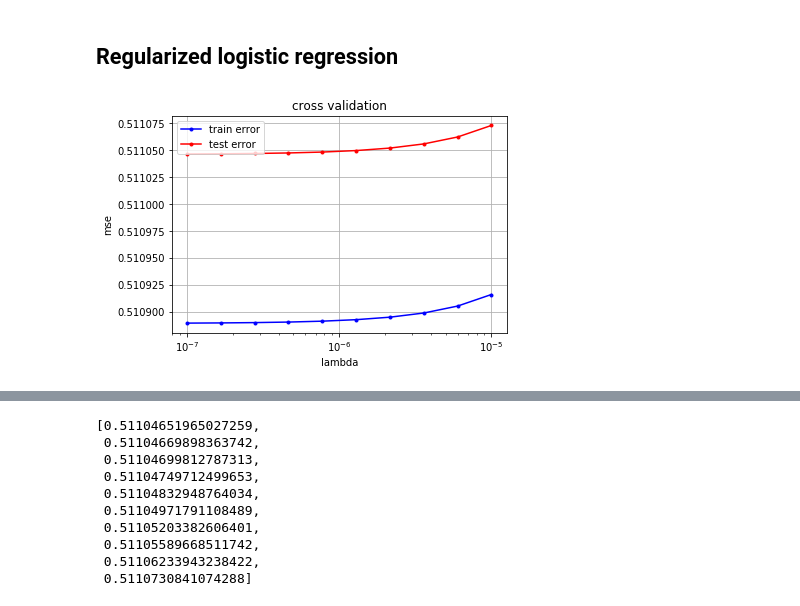
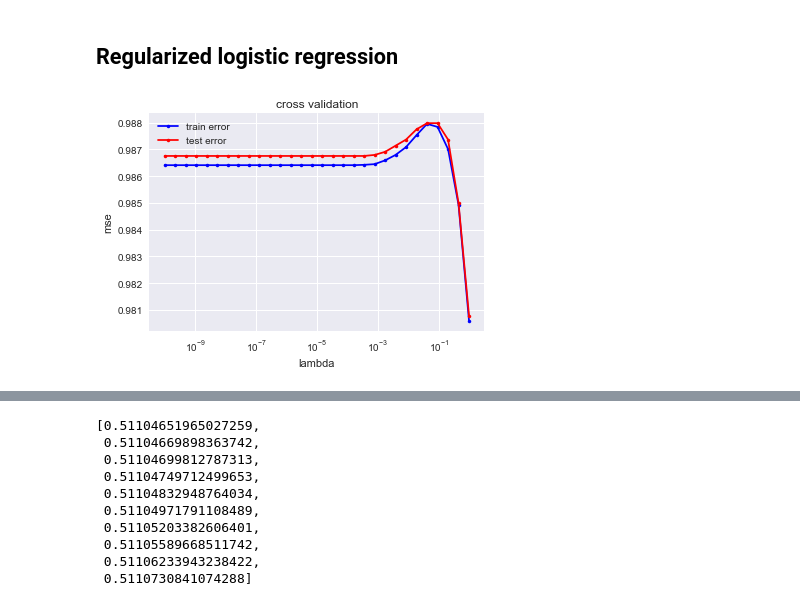
Before and after one commit to inverniz/ML_project, a Jupyter notebook: scripts/Model_building.ipynb, the cells around one changed output, grey strips where cells are left out. Saved outputs shown, nothing was run; the diff lists cells and outputs as text; code cells hidden in the pictures.

```diff
--- a/scripts/Model_building.ipynb
+++ b/scripts/Model_building.ipynb
@@ -195,0 +312,11 @@ cross_validation_visualization(lambdas, rmse_tr, rmse_te)
+# %%
+lambdas = np.logspace(-10,0,5)
+x_jet, y_jet = x_y_for_jet(x,y, 2, True)
+rmse_tr = []
+rmse_te = []
+degree = 3
+for lambda_ in lambdas:
+    rmse_tr_, rmse_te_ = cross_validation(y_jet, x_jet, 10, ridge_regression_with_poly, accuracy_with_poly, {'lambda_': lambda_, 'degree': 5}, {'degree': 5},  seed=5)
+    rmse_tr.append(rmse_tr_)
+    rmse_te.append(rmse_te_)
+cross_validation_visualization(lambdas, rmse_tr, rmse_te)
@@ -195,0 +331,10 @@ cross_validation_visualization(lambdas, rmse_tr, rmse_te)
+# %%
+lambdas = np.logspace(-10,0,30)
+x_jet, y_jet = x_y_for_jet(x,y, 2, False)
+rmse_tr = []
+rmse_te = []
+for lambda_ in lambdas:
+    rmse_tr_, rmse_te_ = cross_validation(y_jet, x_jet, 10, ridge_regression, accuracy, {'lambda_': lambda_}, seed=5)
+    rmse_tr.append(rmse_tr_)
+    rmse_te.append(rmse_te_)
+cross_validation_visualization(lambdas, rmse_tr, rmse_te)
@@ -228,7 +384,7 @@ for x_jet, y_jet in x_y_for_jet(x,y):
 # %% [markdown]
 ## Logisitic regression
 # %%
-lambdas = np.logspace(-2.2,-2,10)
+lambdas = np.logspace(-10,-1,10)
 rmse_tr = []
 rmse_te = []
 y_scaled = (y+1)/2.0
@@ -245,0 +398,11 @@ lambdas[np.argmin(rmse_te)]
+# %%
+lambdas = np.logspace(-10,0,10)
+y_scaled = (y+1)/2.0
+x_jet, y_jet = x_y_for_jet(x,y_scaled, 0, False)
+rmse_tr = []
+rmse_te = []
+for lambda_ in lambdas:
+    rmse_tr_, rmse_te_ = cross_validation(y_jet, x_jet, 10, logistic_regression, accuracy, {'initial_w': np.zeros(x_jet.shape[1] + 1), 'max_iters': 100000, 'gamma': lambda_})
+    rmse_tr.append(rmse_tr_)
+    rmse_te.append(rmse_te_)
+cross_validation_visualization(lambdas, rmse_tr, rmse_te)
@@ -246,14 +411,15 @@ lambdas[np.argmin(rmse_te)]
 # %% [markdown]
 ## Regularized logistic regression
 # %%
-lambdas = np.logspace(-7,-5,10)
+lambdas = np.logspace(-10,0,30)
+y_scaled = (y+1)/2.0
+x_jet, y_jet = x_y_for_jet(x,y_scaled, 0, False)
 rmse_tr = []
 rmse_te = []
-y_scaled = (y+1)/2.0
 for lambda_ in lambdas:
-    rmse_tr_, rmse_te_ = cross_validation(y_scaled, x, 5, reg_logistic_regression, compute_loss_logistic_reg, {'lambda_': lambda_,'initial_w': np.zeros(x.shape[1] + 1), 'max_iters': 10000, 'gamma': 0.0081491274690207397}, {'lambda_': lambda_})
+    rmse_tr_, rmse_te_ = cross_validation(y_jet, x_jet, 4, reg_logistic_regression, accuracy, {'lambda_': lambda_,'initial_w': np.zeros(x_jet.shape[1] + 1), 'max_iters': 10000, 'gamma': 0.0081491274690207397})
     rmse_tr.append(rmse_tr_)
     rmse_te.append(rmse_te_)
 cross_validation_visualization(lambdas, rmse_tr, rmse_te)
 # %% [output]
-[figure, old version]
+[figure, new version]
```
Also changed, not shown: parts of 23 cells of this notebook, 4 other files.
